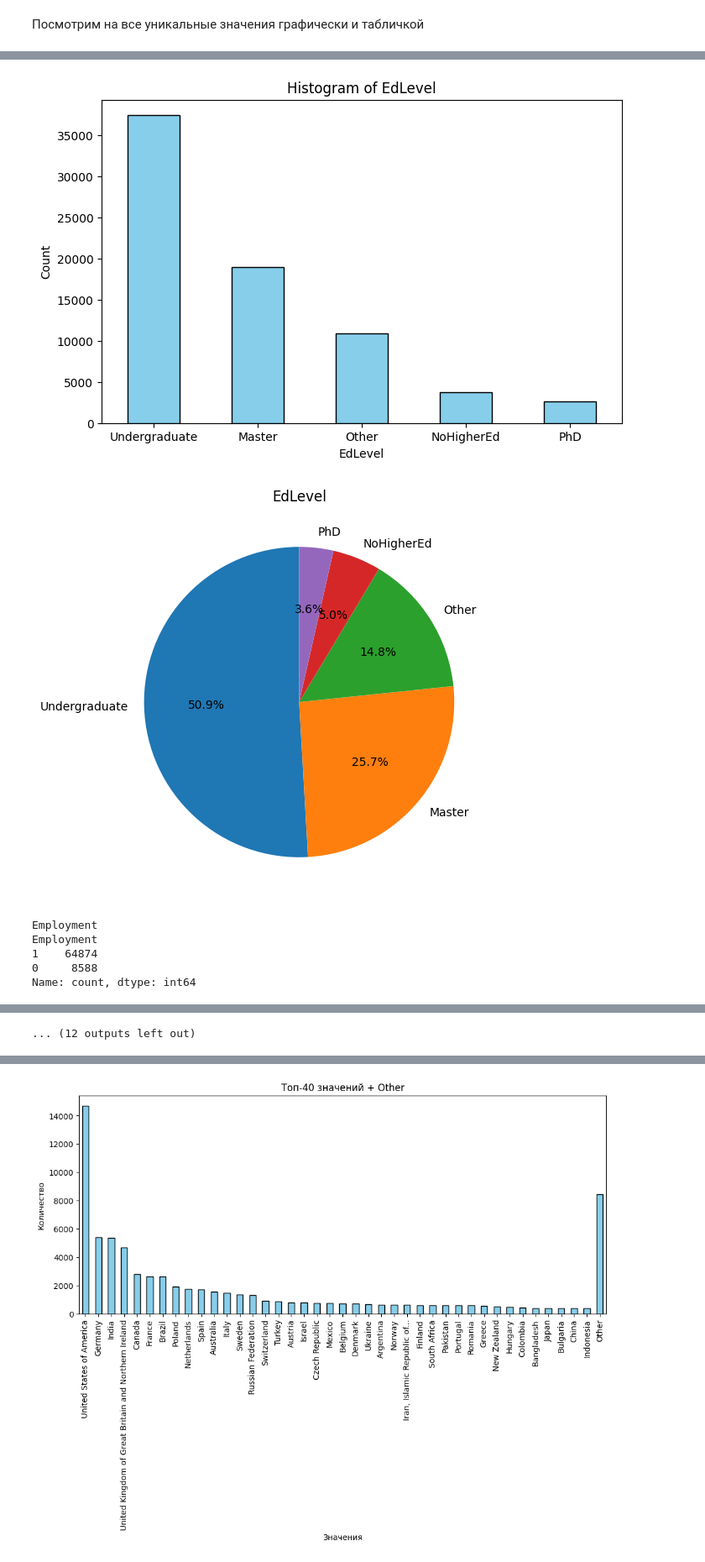
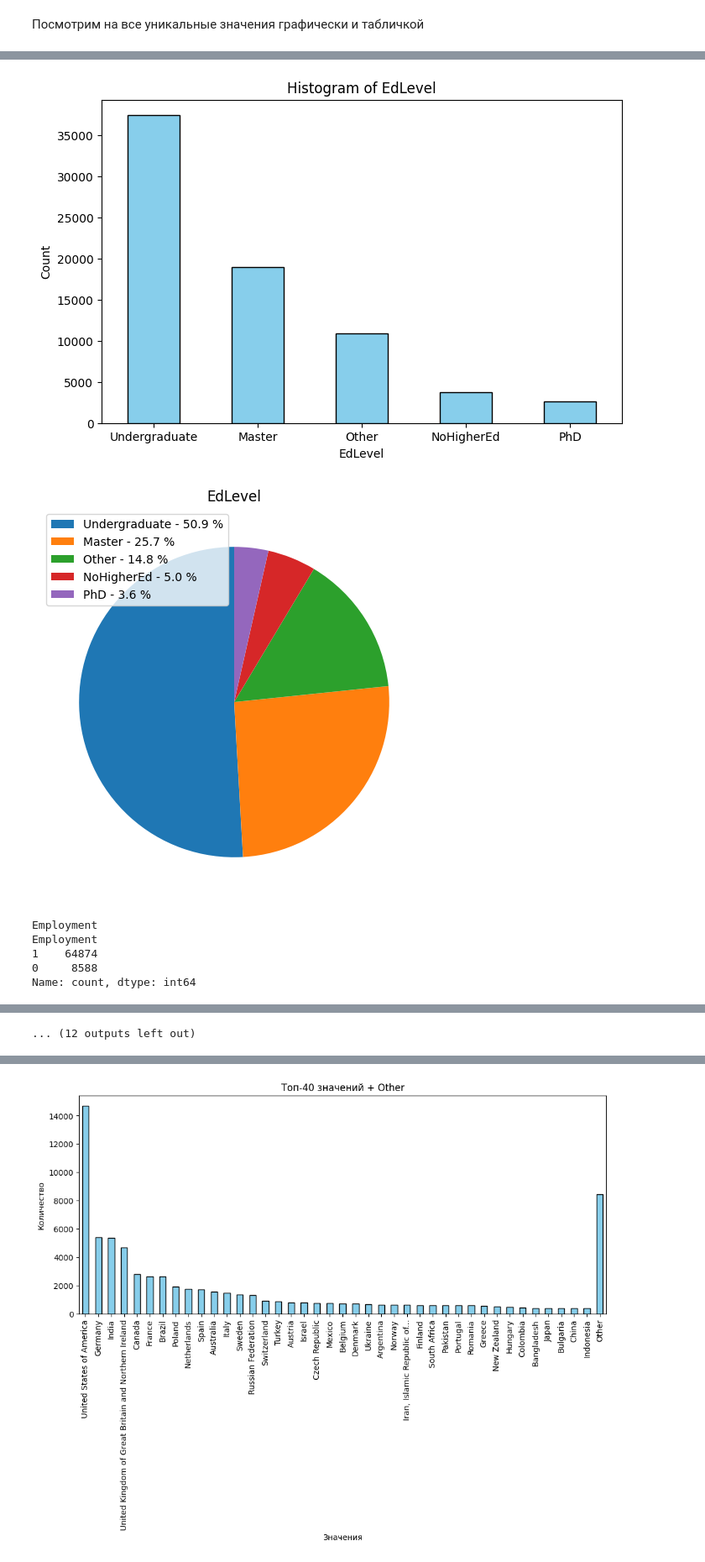
Before and after one commit to Den9p/MO_2, a Jupyter notebook: Кувшанов,_Поляруш,_Чепак_ТюмГУ_МО2_ДЗ_1.ipynb, the cells around one changed output, grey strips where cells are left out. Shown at 84% size. Drawn from its saved outputs; the diff is of its cells as text; code cells hidden in the pictures.

```diff
--- a/Кувшанов,_Поляруш,_Чепак_ТюмГУ_МО2_ДЗ_1.ipynb
+++ b/Кувшанов,_Поляруш,_Чепак_ТюмГУ_МО2_ДЗ_1.ipynb
@@ -147,7 +147,11 @@ for column_of_interest in ['Age', 'Accessibility', 'EdLevel', 'Employment', 'Gen
   plt.show()
 
   plt.figure(figsize=(6, 6))
-  value_counts.plot(kind='pie', autopct='%1.1f%%', startangle=90)
+  wedges, texts, autotexts = plt.pie(value_counts, autopct='', startangle=90)
+
+  labels = ['{0} - {1:1.1f} %'.format(i, j) for i, j in zip(value_counts.index, 100 * value_counts / value_counts.sum())]
+  plt.legend(wedges, labels, loc='best')
+
   plt.ylabel('')
   plt.title(column_of_interest)
   plt.show()
@@ -169,13 +173,13 @@ Name: count, dtype: int64
 EdLevel
 EdLevel
 Undergraduate    37402
 Master           18903
 Other            10843
 NoHigherEd        3706
 PhD               2608
 Name: count, dtype: int64
 [figure]
-[figure, old version]
+[figure, new version]
 Employment
 Employment
 1    64874
```
Also changed, not shown: parts of 7 cells of this notebook.
